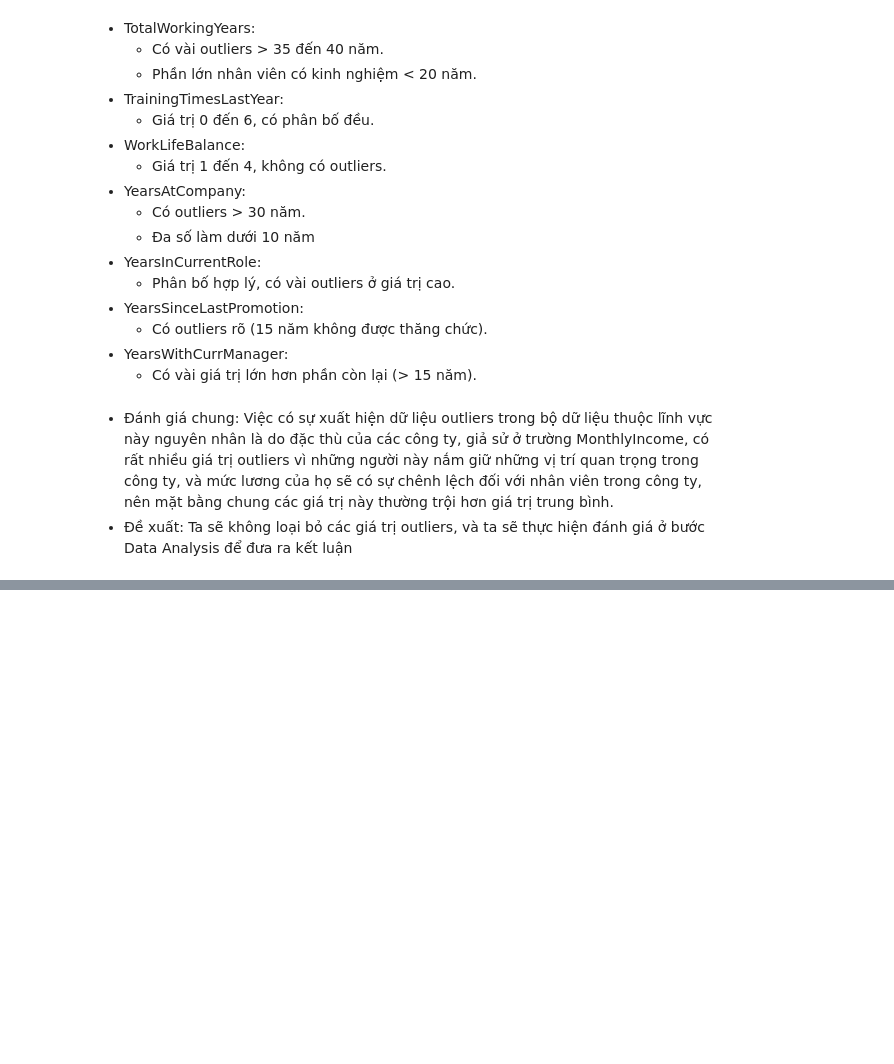
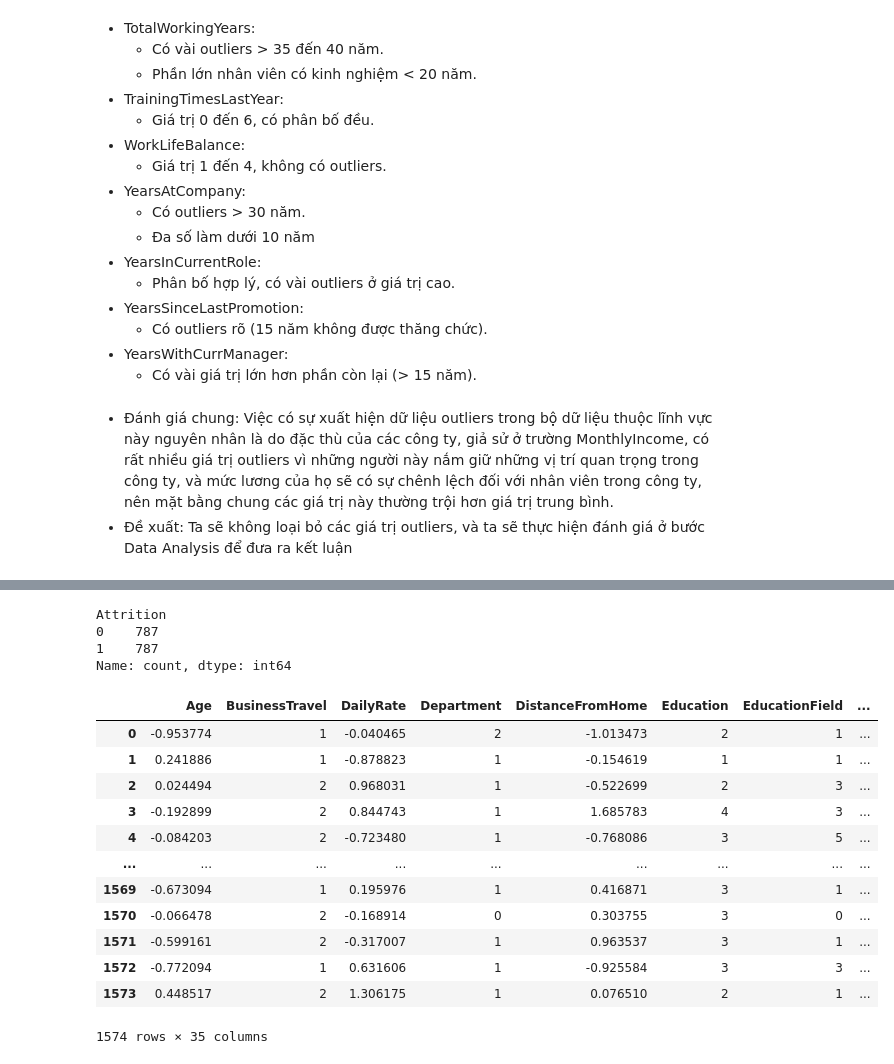
Before and after one commit to nqnghia02/HR-Analytics, a Jupyter notebook: src/preprocessing/processing.ipynb, the cells around one changed output, grey strips where cells are left out. Cells and saved outputs as stored; diff of their text form; code cells hidden in the pictures; blank space fills up the shorter version.

```diff
--- a/src/preprocessing/processing.ipynb
+++ b/src/preprocessing/processing.ipynb
@@ -360,8 +354,0 @@ Index(['BusinessTravel', 'Department', 'EducationField', 'Gender', 'JobRole',
-# %%
-#Thực hiện encoder các trường dữ liệu định tính
-for col in object_columns:
-    le = LabelEncoder()
-    object_df[col] = le.fit_transform(object_df[col])
-df_le = df.copy()
-for col in object_columns:
-    df_le[col] = object_df[col]
@@ -426,0 +521,38 @@ Nhận xét: Việc chuyển đổi dữ liệu định tính sang định lư
+# %%
+categorical_cols = df_train_le.select_dtypes(include=['object', 'category']).columns.tolist()
+if 'Attrition' in categorical_cols:
+    categorical_cols.remove('Attrition')
+
+df_encoded = pd.get_dummies(df_train_le, columns=categorical_cols, drop_first=True)
+
+X = df_encoded.drop('Attrition', axis=1)
+y = df_encoded['Attrition']
+
+
+X_train, X_test, y_train, y_test = train_test_split(X, y, test_size=0.2, random_state=42)
+
+
+smote = SMOTE(random_state=42)
+X_train_resampled, y_train_resampled = smote.fit_resample(X_train, y_train)
+
+print(pd.Series(y_train_resampled).value_counts())
+df_train_le = pd.concat([X_train_resampled, y_train_resampled], axis=1)
+df_train_le
+# %% [output]
+Attrition
+0    787
+1    787
+Name: count, dtype: int64
+|  | Age | BusinessTravel | DailyRate | Department | DistanceFromHome | Education | EducationField | ... |
+| 0 | -0.953774 | 1 | -0.040465 | 2 | -1.013473 | 2 | 1 | ... |
+| 1 | 0.241886 | 1 | -0.878823 | 1 | -0.154619 | 1 | 1 | ... |
+| 2 | 0.024494 | 2 | 0.968031 | 1 | -0.522699 | 2 | 3 | ... |
+| 3 | -0.192899 | 2 | 0.844743 | 1 | 1.685783 | 4 | 3 | ... |
+| 4 | -0.084203 | 2 | -0.723480 | 1 | -0.768086 | 3 | 5 | ... |
+| ... | ... | ... | ... | ... | ... | ... | ... | ... |
+| 1569 | -0.673094 | 1 | 0.195976 | 1 | 0.416871 | 3 | 1 | ... |
+| 1570 | -0.066478 | 2 | -0.168914 | 0 | 0.303755 | 3 | 0 | ... |
+| 1571 | -0.599161 | 2 | -0.317007 | 1 | 0.963537 | 3 | 1 | ... |
+| 1572 | -0.772094 | 1 | 0.631606 | 1 | -0.925584 | 3 | 3 | ... |
+| 1573 | 0.448517 | 2 | 1.306175 | 1 | 0.076510 | 2 | 1 | ... |
+1574 rows × 35 columns
```
Also changed, not shown: parts of 31 cells of this notebook.
